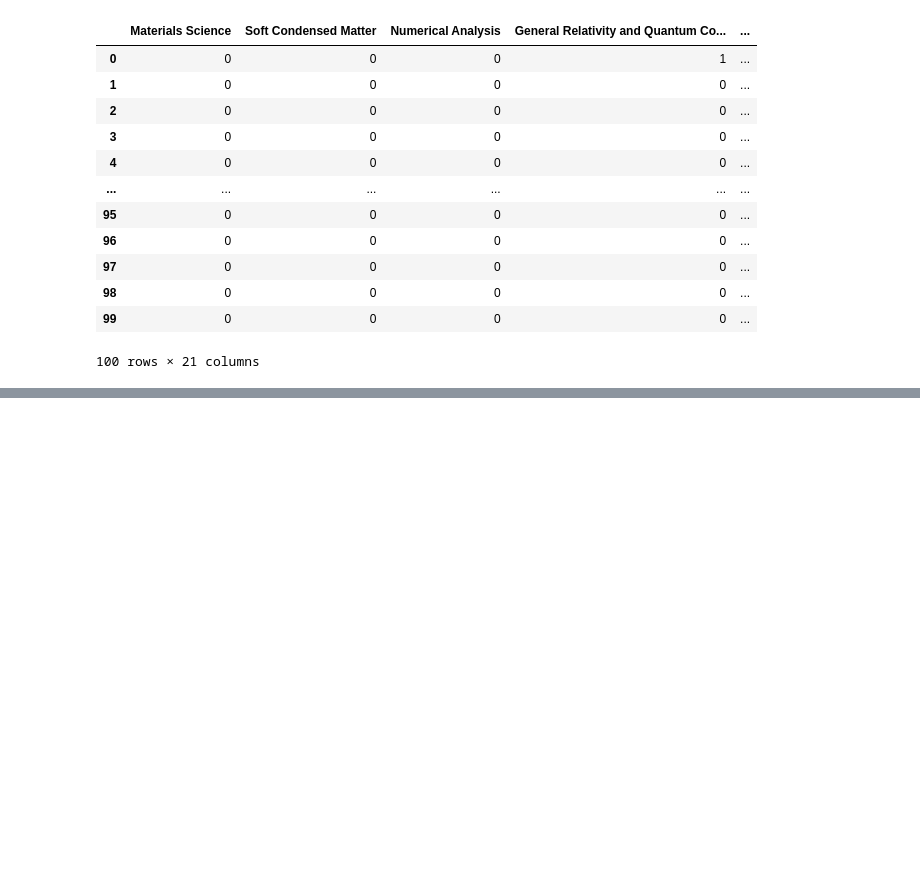
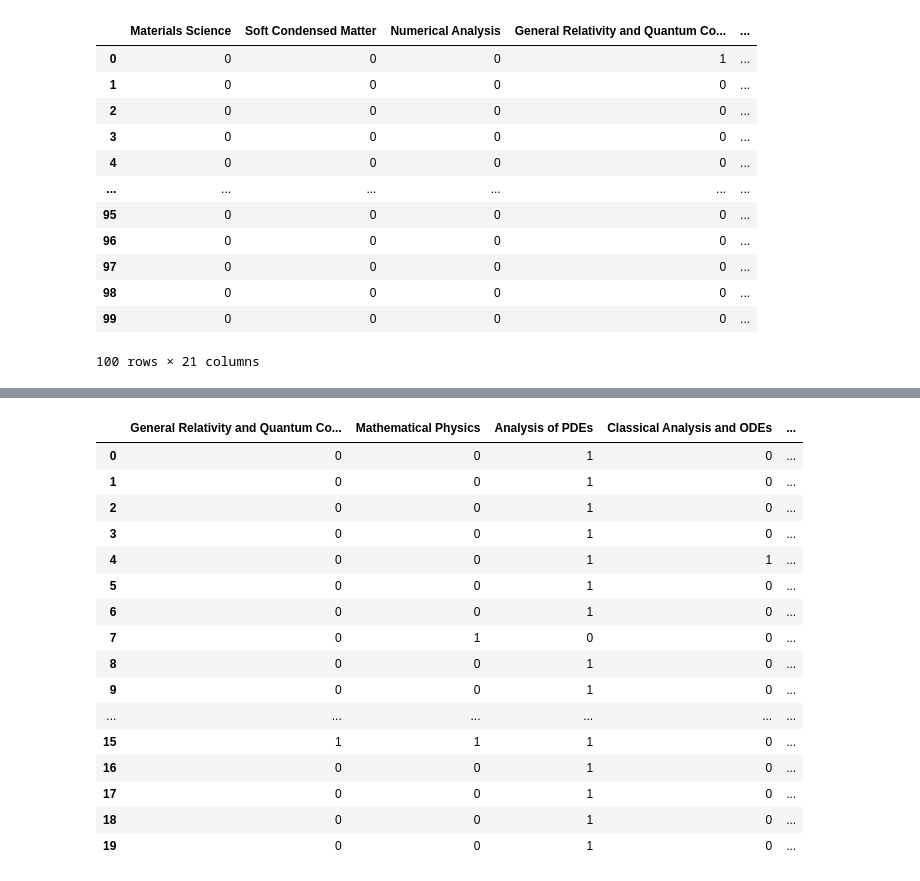
Before and after one commit to Michael-Geis/Fritz, a Jupyter notebook: collection.ipynb, the cells around one changed output, grey strips where cells are left out. Saved outputs shown, nothing was run; the diff lists cells and outputs as text; code cells hidden in the pictures; blank space fills up the shorter version.

```diff
--- a/collection.ipynb
+++ b/collection.ipynb
@@ -751,0 +756,5 @@ NameError: name 'y' is not defined
+# %%
+data = ArXivData()
+data.load_from_feather(dataset_file_name="test.feather", path_to_data_dir="./data")
+
+data.metadata
@@ -751,0 +779,20 @@ NameError: name 'y' is not defined
+# %%
+data.arxiv_subjects
+# %% [output]
+|  | General Relativity and Quantum Co... | Mathematical Physics | Analysis of PDEs | Classical Analysis and ODEs | ... |
+| 0 | 0 | 0 | 1 | 0 | ... |
+| 1 | 0 | 0 | 1 | 0 | ... |
+| 2 | 0 | 0 | 1 | 0 | ... |
+| 3 | 0 | 0 | 1 | 0 | ... |
+| 4 | 0 | 0 | 1 | 1 | ... |
+| 5 | 0 | 0 | 1 | 0 | ... |
+| 6 | 0 | 0 | 1 | 0 | ... |
+| 7 | 0 | 1 | 0 | 0 | ... |
+| 8 | 0 | 0 | 1 | 0 | ... |
+| 9 | 0 | 0 | 1 | 0 | ... |
+| ... | ... | ... | ... | ... | ... |
+| 15 | 1 | 1 | 1 | 0 | ... |
+| 16 | 0 | 0 | 1 | 0 | ... |
+| 17 | 0 | 0 | 1 | 0 | ... |
+| 18 | 0 | 0 | 1 | 0 | ... |
+| 19 | 0 | 0 | 1 | 0 | ... |
```
Also changed, not shown: parts of 5 cells of this notebook, 2 other files.
